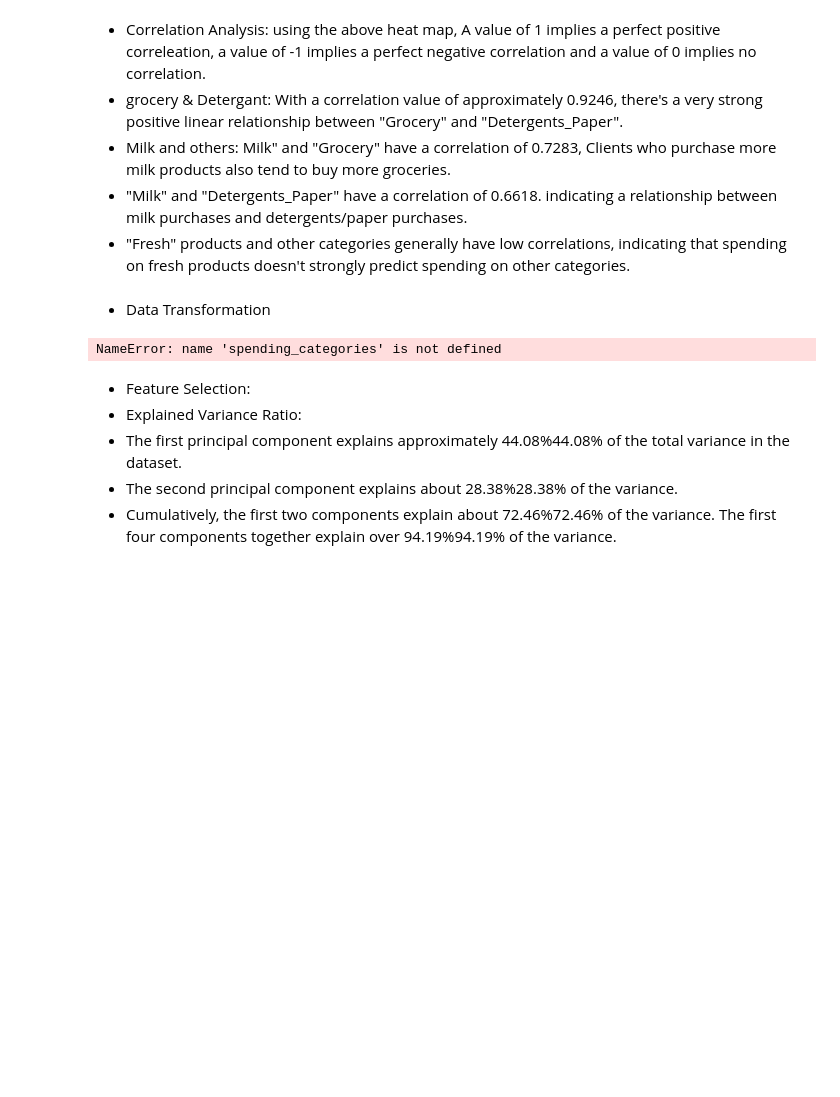
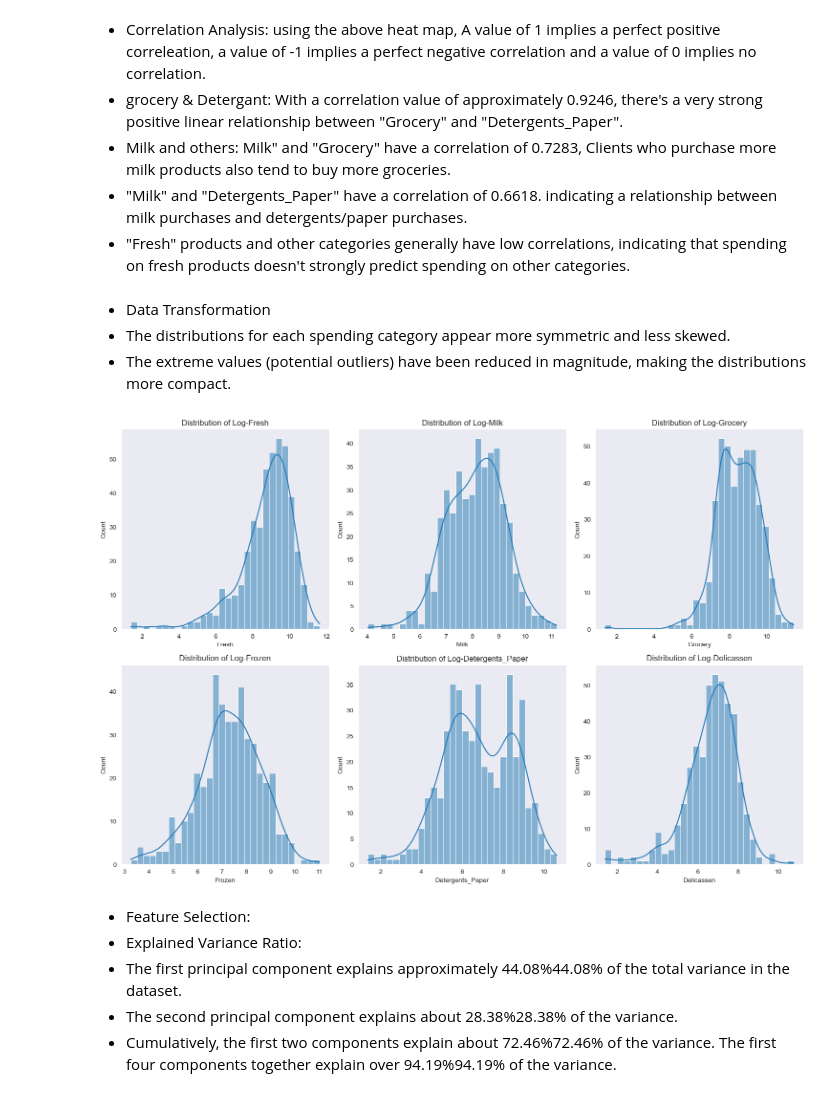
Before and after one commit to TRAP33ZOID/Unsupervised-Learning-Wholesale-Analysis, a Jupyter notebook: Unsupervised Learning.ipynb, the cells around one changed output. Saved outputs shown, nothing was run; the diff lists cells and outputs as text; code cells hidden in the pictures; blank space fills up the shorter version.

```diff
--- a/Unsupervised Learning.ipynb
+++ b/Unsupervised Learning.ipynb
@@ -145,18 +144,21 @@ print(outliers_count)
 - "Fresh" products and other categories generally have low correlations, indicating that spending on fresh products doesn't strongly predict spending on other categories.
 # %% [markdown]
 - Data Transformation
+- The distributions for each spending category appear more symmetric and less skewed.
+- The extreme values (potential outliers) have been reduced in magnitude, making the distributions more compact.
 # %%
+spending_categories = ['Fresh', 'Milk', 'Grocery', 'Frozen', 'Detergents_Paper', 'Delicassen']
 log_transformed_data = wholesale_data[spending_categories].apply(lambda x: np.log1p(x))
 
 plt.figure(figsize=(15, 10))
 for idx, category in enumerate(spending_categories, 1):
     plt.subplot(2, 3, idx)
     sns.histplot(log_transformed_data[category], kde=True, bins=30)
     plt.title(f'Distribution of Log-{category}')
 plt.tight_layout()
 plt.show()
 # %% [output]
-NameError: name 'spending_categories' is not defined
+[figure, added]
 # %% [markdown]
 - Feature Selection:
 - Explained Variance Ratio:
```
Also changed, not shown: parts of 9 cells of this notebook.
